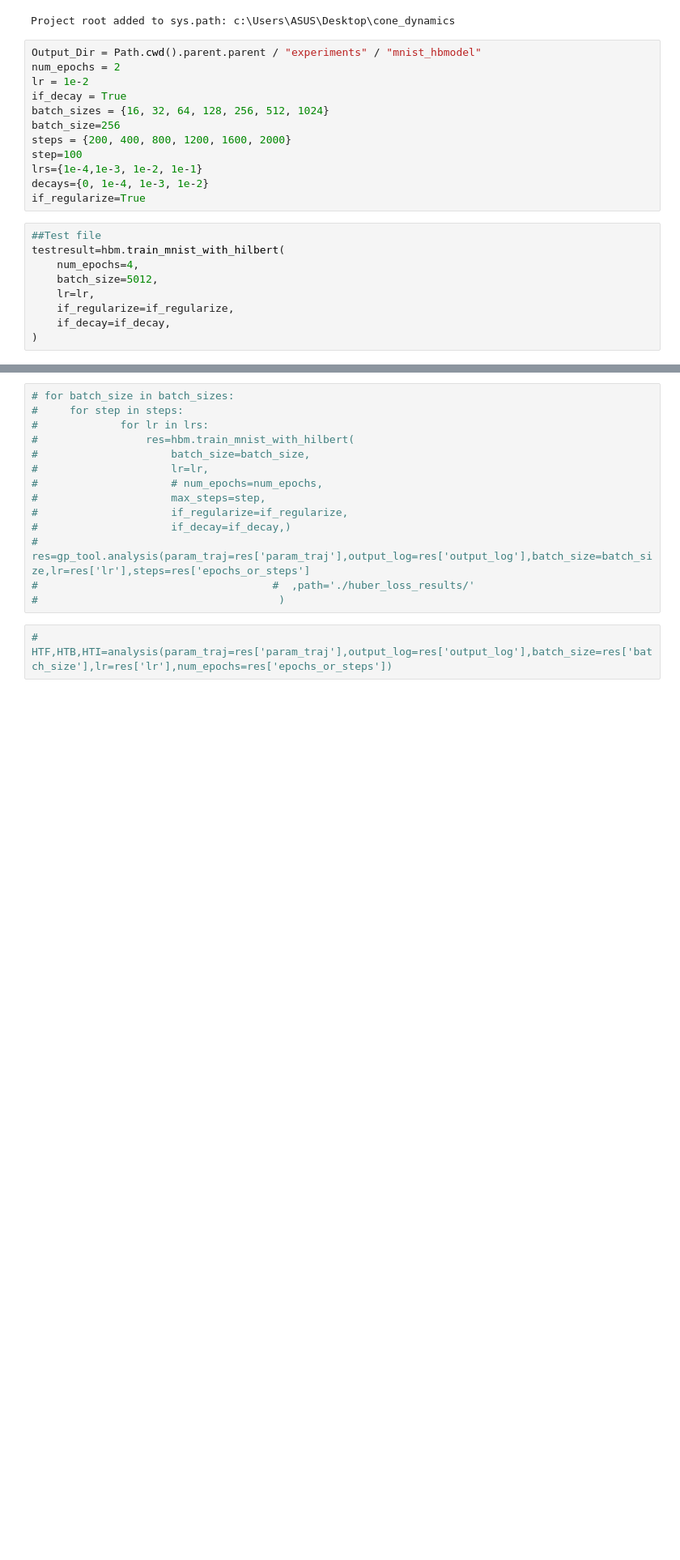
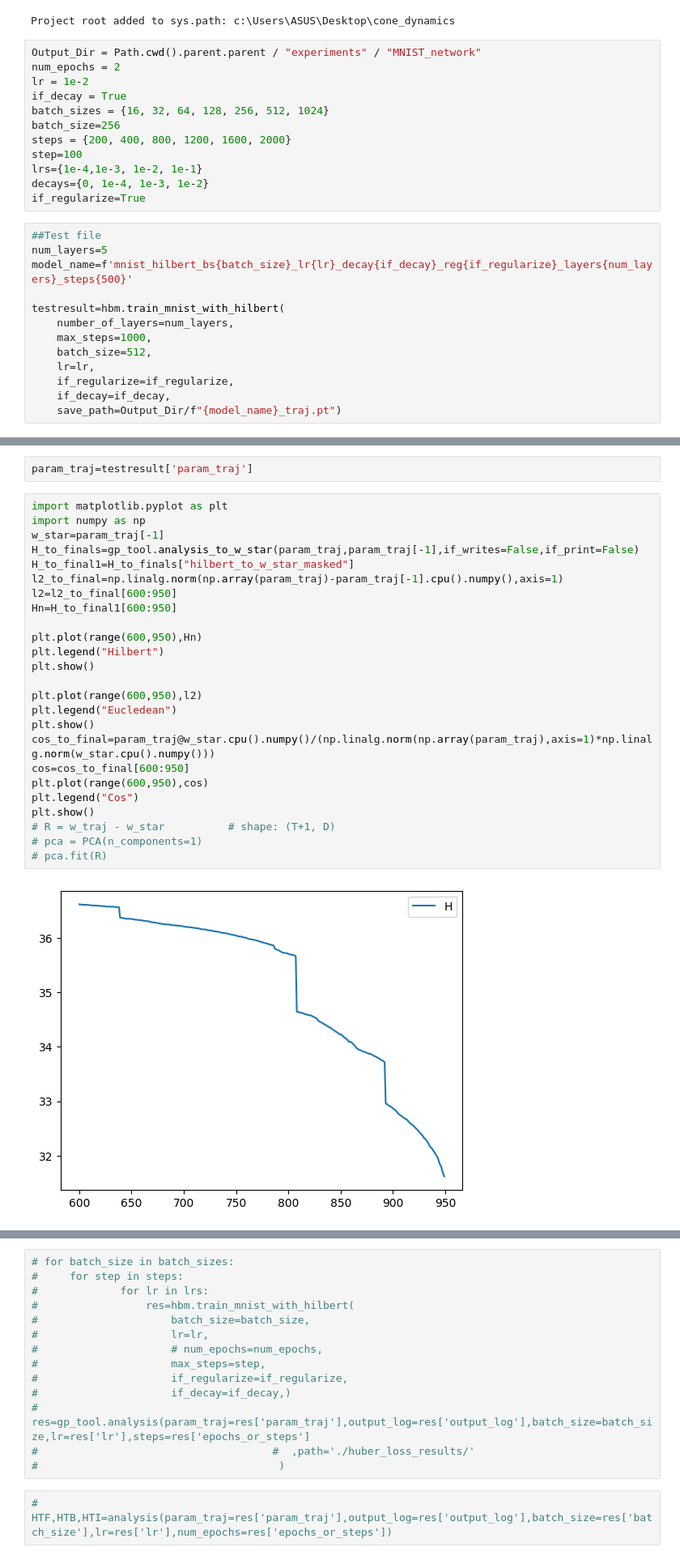
Before and after one commit to cis-aconiticacid/Embedding-and-Nonlinear-Perron-Frobenius, a Jupyter notebook: MNIST_models/Nureon Network MNIST/MNIST_Classification.ipynb, the cells around one changed output, grey strips where cells are left out. Shown at 81% size. Drawn from its saved outputs; the diff is of its cells as text; blank space fills up the shorter version.

Commit message:
Identify the support vector on the hilbert contraction

```diff
--- a/MNIST_models/Nureon Network MNIST/MNIST_Classification.ipynb
+++ b/MNIST_models/Nureon Network MNIST/MNIST_Classification.ipynb
@@ -20,7 +20,7 @@ finally:
 # %% [output]
 Project root added to sys.path: c:\Users\ASUS\Desktop\cone_dynamics
 # %%
-Output_Dir = Path.cwd().parent.parent / "experiments" / "mnist_hbmodel"
+Output_Dir = Path.cwd().parent.parent / "experiments" / "MNIST_network"
 num_epochs = 2
 lr = 1e-2
 if_decay = True
@@ -33,10 +33,14 @@ decays={0, 1e-4, 1e-3, 1e-2}
 if_regularize=True
 # %%
 ##Test file
+num_layers=5
+model_name=f'mnist_hilbert_bs{batch_size}_lr{lr}_decay{if_decay}_reg{if_regularize}_layers{num_layers}_steps{500}'
+
 testresult=hbm.train_mnist_with_hilbert(
-    num_epochs=4,
-    batch_size=5012,
+    number_of_layers=num_layers,
+    max_steps=1000,
+    batch_size=512,
     lr=lr,
     if_regularize=if_regularize,
     if_decay=if_decay,
-)
+    save_path=Output_Dir/f"{model_name}_traj.pt")
@@ -44,0 +47,29 @@ anals=gp_tool.analysis(testresult['param_traj'],output_log=testresult['output_lo
+# %%
+param_traj=testresult['param_traj']
+# %%
+import matplotlib.pyplot as plt
+import numpy as np
+w_star=param_traj[-1]
+H_to_finals=gp_tool.analysis_to_w_star(param_traj,param_traj[-1],if_writes=False,if_print=False)
+H_to_final1=H_to_finals["hilbert_to_w_star_masked"]
+l2_to_final=np.linalg.norm(np.array(param_traj)-param_traj[-1].cpu().numpy(),axis=1)
+l2=l2_to_final[600:950]
+Hn=H_to_final1[600:950]
+
+plt.plot(range(600,950),Hn)
+plt.legend("Hilbert")
+plt.show()
+
+plt.plot(range(600,950),l2)
+plt.legend("Eucledean")
+plt.show()
+cos_to_final=param_traj@w_star.cpu().numpy()/(np.linalg.norm(np.array(param_traj),axis=1)*np.linalg.norm(w_star.cpu().numpy()))
+cos=cos_to_final[600:950]
+plt.plot(range(600,950),cos)
+plt.legend("Cos")
+plt.show()
+# R = w_traj - w_star          # shape: (T+1, D)
+# pca = PCA(n_components=1)
+# pca.fit(R)
+# %% [output]
+[figure, added]
```
Also changed, not shown: parts of 8 cells of this notebook, 3 other files.
